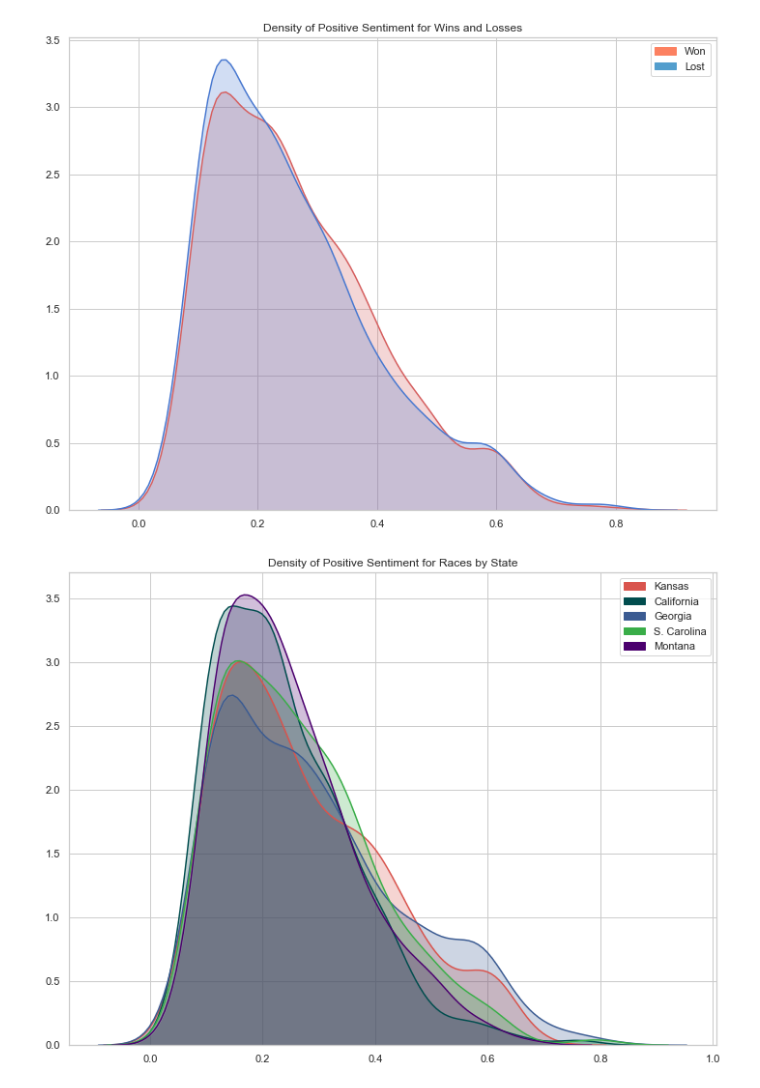
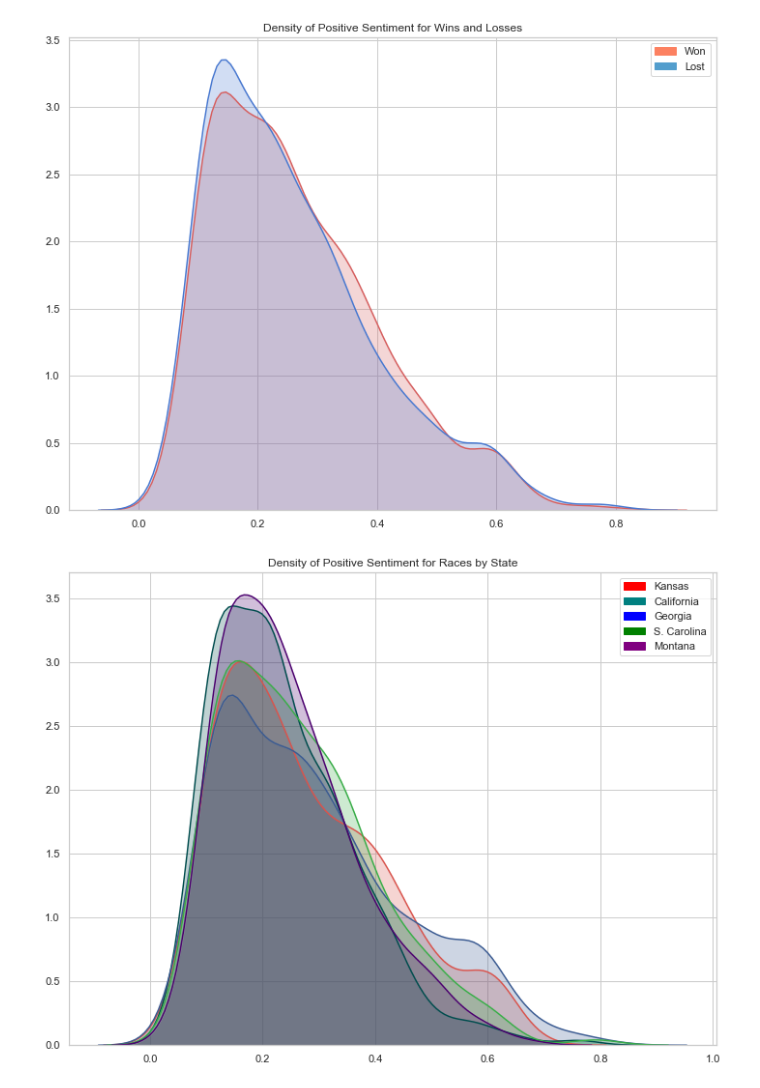
Before and after one commit to oxenfree/tweet-political-sentiment, a Jupyter notebook: Olivieri_Project.ipynb, the cells around one changed output. Drawn from its saved outputs; the diff is of its cells as text; code cells hidden in the pictures.

```diff
--- a/Olivieri_Project.ipynb
+++ b/Olivieri_Project.ipynb
@@ -199,25 +199,21 @@ sc_df = clean_add_sents(sc_df)
 mt_df = clean_add_sents(mt_df)
 # %%
 colors = {
-    'red': [ks_df, sns.xkcd_rgb['pale red']],
-    'teal': [ca_df, sns.xkcd_rgb['dark teal']],
-    'blue': [ga_df, sns.xkcd_rgb['denim blue']],
-    'green': [sc_df, sns.xkcd_rgb['medium green']],
-    'purple': [mt_df, sns.xkcd_rgb['royal purple']],
+    'red': [ks_df, sns.xkcd_rgb['pale red'], 'Kansas'],
+    'teal': [ca_df, sns.xkcd_rgb['dark teal'], 'California'],
+    'blue': [ga_df, sns.xkcd_rgb['denim blue'], 'Georgia'],
+    'green': [sc_df, sns.xkcd_rgb['medium green'], 'S. Carolina'],
+    'purple': [mt_df, sns.xkcd_rgb['royal purple'], 'Montana'],
 }
+handles = []
 for k, v in colors.items():
     sns.kdeplot(v[0].loc[v[0]['nltk_pos'] > 0]['nltk_pos'], color=v[1], shade=True)
-
-handles = [mpatches.Patch(color=red, label='Kansas'),
-           mpatches.Patch(color=teal, label='California'),
-           mpatches.Patch(color=blue, label='Georgia'),
-           mpatches.Patch(color=green, label='S. Carolina'),
-           mpatches.Patch(color=purple, label='Montana')]
+    handles.append(mpatches.Patch(color=k, label=v[2]))
 plt.legend(handles=[handle for handle in handles])
 plt.title('Density of Positive Sentiment for Races by State')
 plt.show()
 # %% [output]
-[figure, old version]
+[figure, new version]
 # %%
 won_df['win_loss'] = 1
 won_df['label'] = 'w'
```
Also changed, not shown: parts of 7 cells of this notebook.
